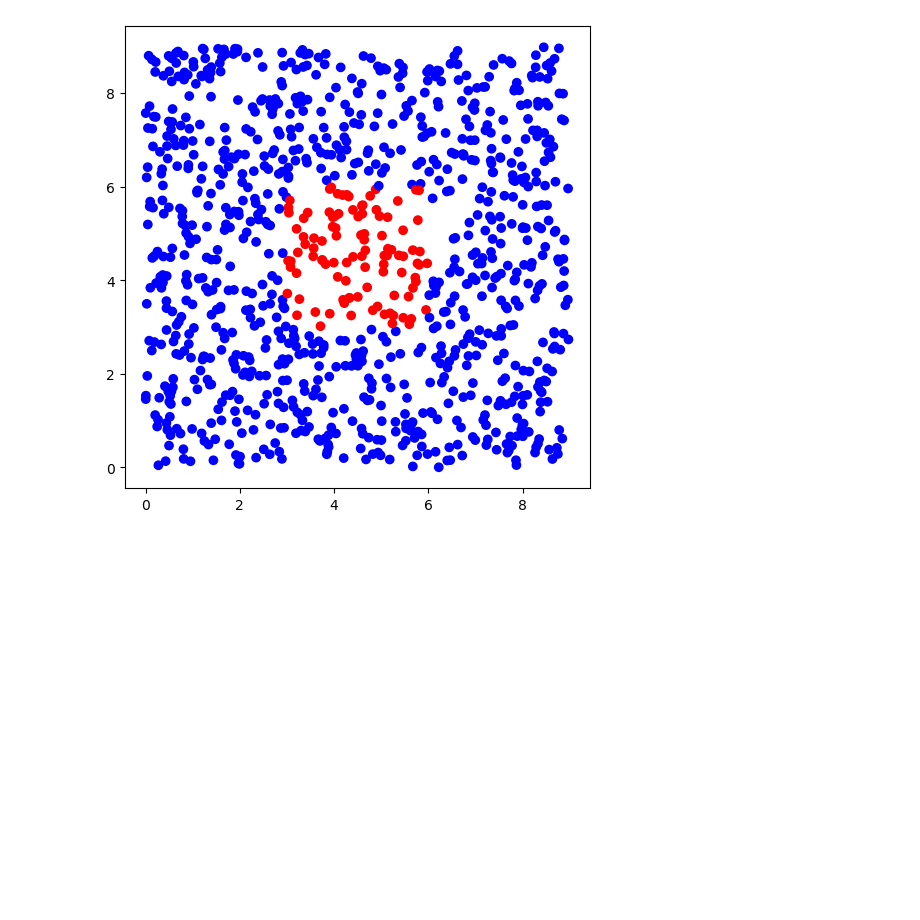
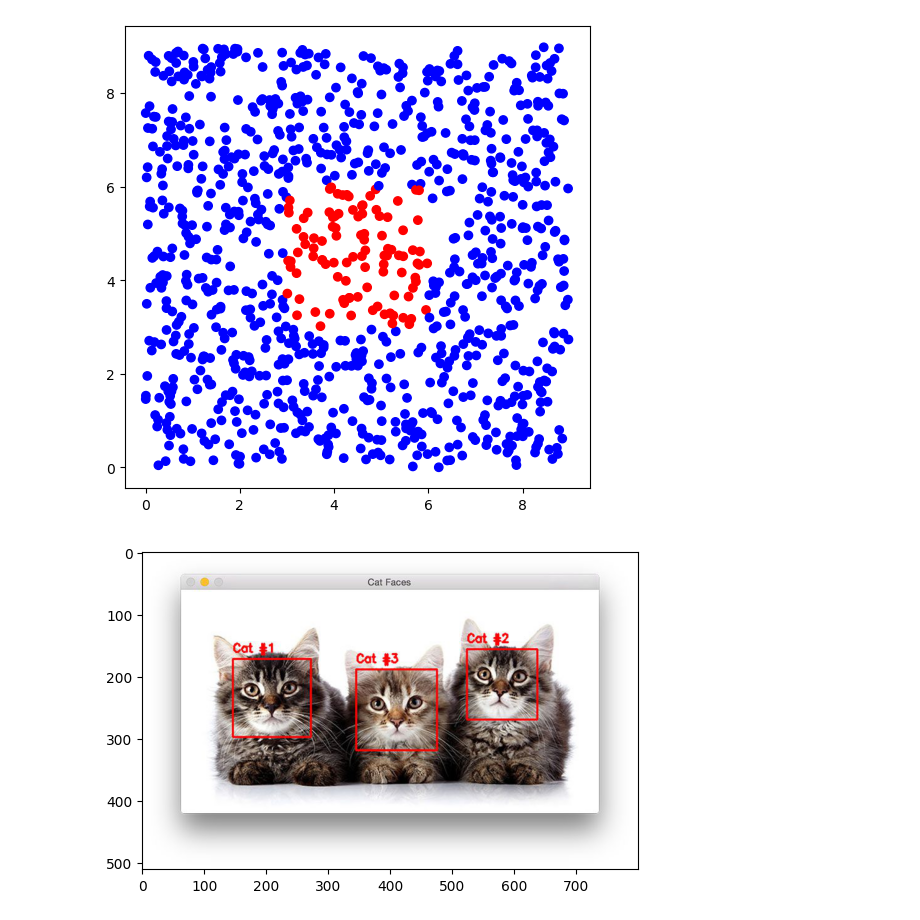
Before and after one commit to zsk4/ResearchProgrammingIntro, a Jupyter notebook: BoxFig.ipynb, the cells around one changed output. Saved outputs shown, nothing was run; the diff lists cells and outputs as text; code cells hidden in the pictures; blank space fills up the shorter version.

Commit message:
important

```diff
--- a/BoxFig.ipynb
+++ b/BoxFig.ipynb
@@ -21,3 +21,10 @@ ax.scatter(pts[:, 0], pts[:, 1], c=color)
 Matplotlib is building the font cache; this may take a moment.
 <matplotlib.collections.PathCollection at 0x...>
 [figure]
+# %%
+from matplotlib import pyplot as plt
+a = plt.imread("improc.jpg")
+plt.imshow(a)
+plt.show()
+# %% [output]
+[figure, added]
```
Also changed, not shown: 1 other file.
